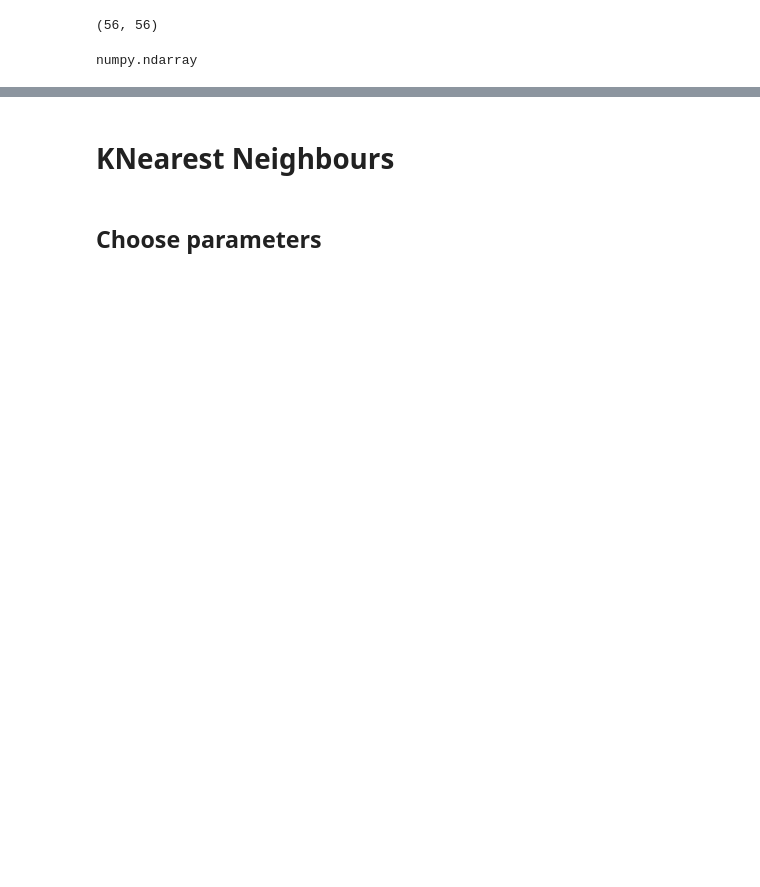
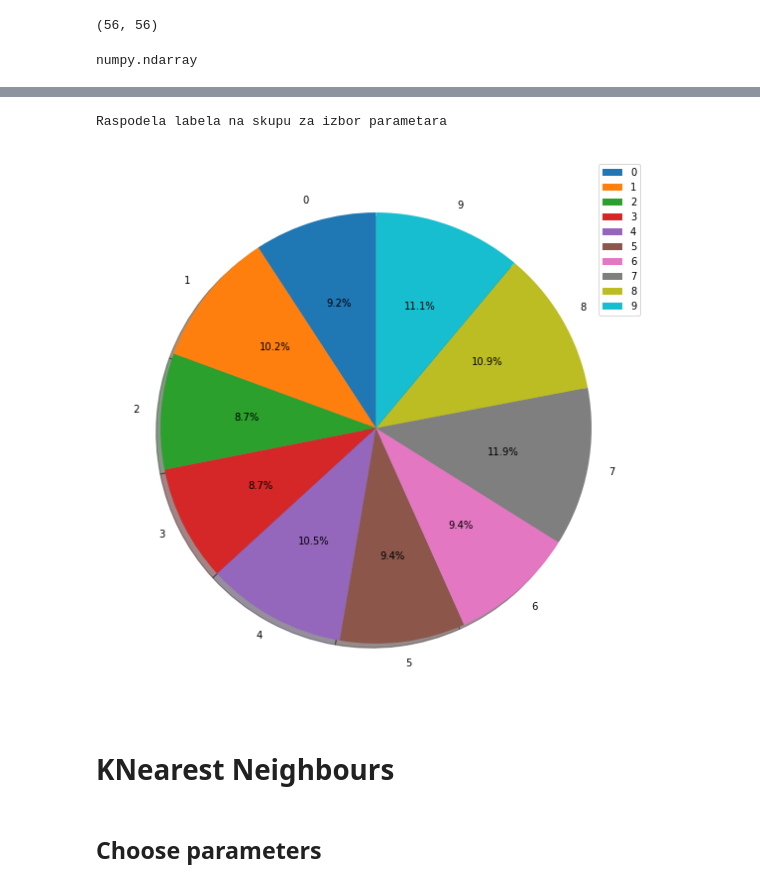
Before and after one commit to MilanCugur/DoubledMNIST, a Jupyter notebook: DoubledMNIST_Classification_Tasks.ipynb, the cells around one changed output, grey strips where cells are left out. Drawn from its saved outputs; the diff is of its cells as text; code cells hidden in the pictures; blank space fills up the shorter version.

```diff
--- a/DoubledMNIST_Classification_Tasks.ipynb
+++ b/DoubledMNIST_Classification_Tasks.ipynb
@@ -119,0 +177,9 @@ y_test_choose = y_test[:200]
+# %%
+plt.figure(figsize=(10,10))
+print('Raspodela labela na skupu za izbor parametara')
+plt.pie([sum(y_train_choose==y) for y in range(10)], shadow=True, startangle=90, labels = ['0','1','2','3','4','5','6','7','8','9'], autopct='%1.1f%%')
+plt.legend()
+plt.show()
+# %% [output]
+Raspodela labela na skupu za izbor parametara
+[figure, added]
```
Also changed, not shown: parts of 77 cells of this notebook.
